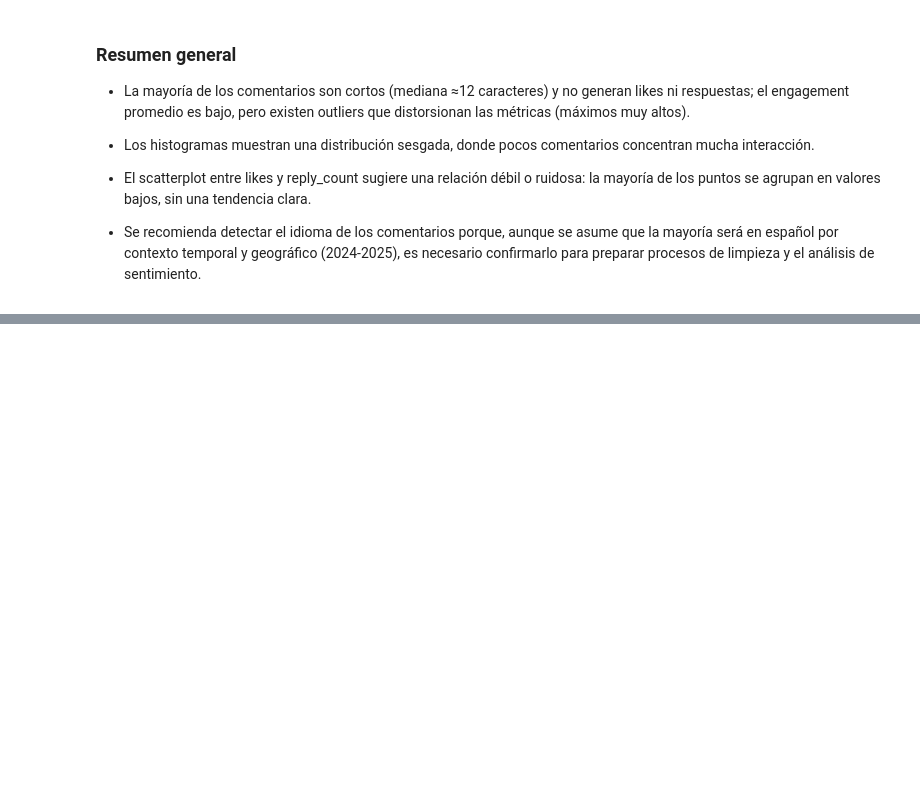
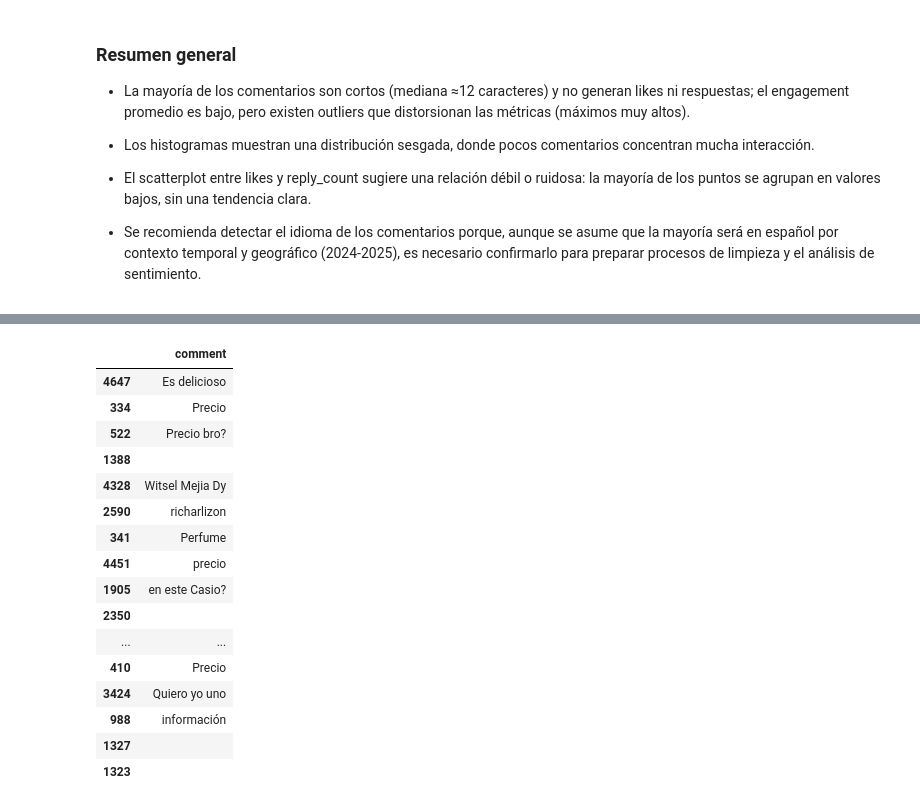
Before and after one commit to Raulinho-A/feel-track, a Jupyter notebook: notebooks/1.0-raa-eda.ipynb, the cells around one changed output, grey strips where cells are left out. Drawn from its saved outputs; the diff is of its cells as text; code cells hidden in the pictures; blank space fills up the shorter version.

```diff
--- a/notebooks/1.0-raa-eda.ipynb
+++ b/notebooks/1.0-raa-eda.ipynb
@@ -130,0 +189,20 @@ text
+# %%
+df[df['word_count'] < 5][['comment']].sample(20, random_state=42)
+# %% [output]
+|  | comment |
+| 4647 | Es delicioso |
+| 334 | Precio |
+| 522 | Precio bro? |
+| 1388 |  |
+| 4328 | Witsel Mejia Dy |
+| 2590 | richarlizon |
+| 341 | Perfume |
+| 4451 | precio |
+| 1905 | en este Casio? |
+| 2350 |  |
+| ... | ... |
+| 410 | Precio |
+| 3424 | Quiero yo uno |
+| 988 | información |
+| 1327 |  |
+| 1323 |  |
```
Also changed, not shown: parts of 27 cells of this notebook, 4 other files.
